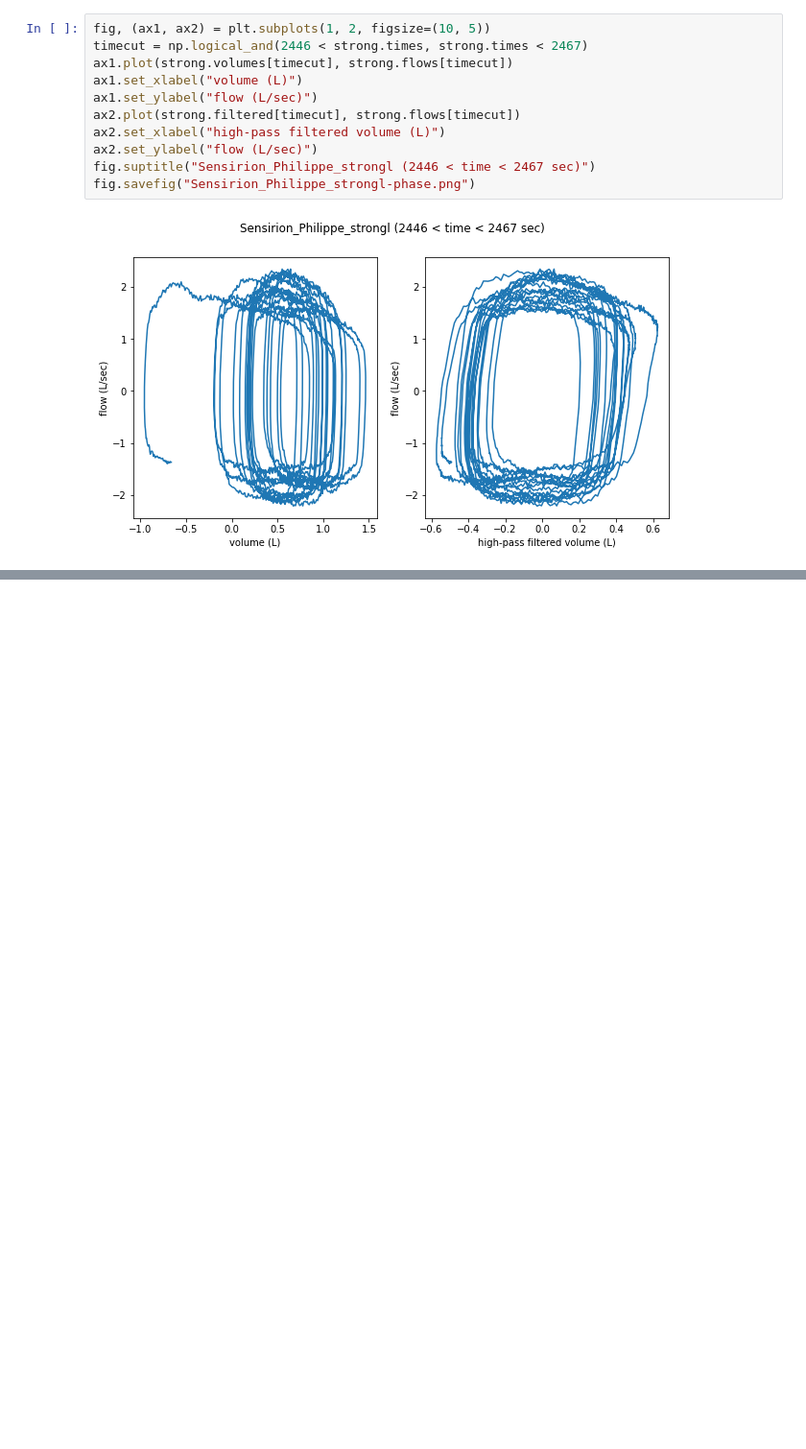
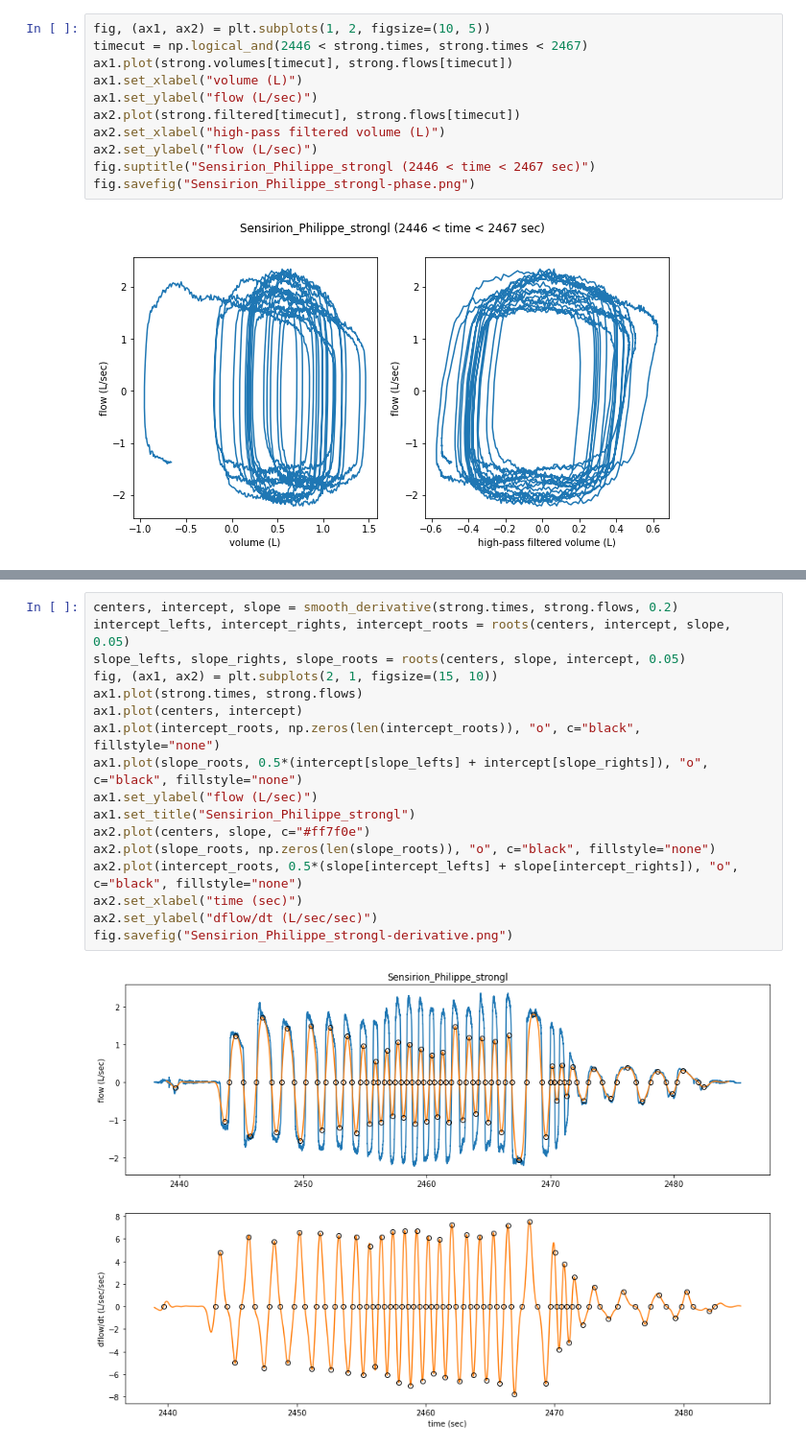
Before and after one commit to Princeton-Penn-Vents/princeton-penn-flowmeter, a Jupyter notebook: analysis/real-data.ipynb, the cells around one changed output, grey strips where cells are left out. Shown at 96% size. Drawn from its saved outputs; the diff is of its cells as text; blank space fills up the shorter version.

```diff
--- a/analysis/real-data.ipynb
+++ b/analysis/real-data.ipynb
@@ -140,0 +218,19 @@ fig.savefig("Sensirion_Philippe_strongl-phase.png")
+# %%
+centers, intercept, slope = smooth_derivative(strong.times, strong.flows, 0.2)
+intercept_lefts, intercept_rights, intercept_roots = roots(centers, intercept, slope, 0.05)
+slope_lefts, slope_rights, slope_roots = roots(centers, slope, intercept, 0.05)
+fig, (ax1, ax2) = plt.subplots(2, 1, figsize=(15, 10))
+ax1.plot(strong.times, strong.flows)
+ax1.plot(centers, intercept)
+ax1.plot(intercept_roots, np.zeros(len(intercept_roots)), "o", c="black", fillstyle="none")
+ax1.plot(slope_roots, 0.5*(intercept[slope_lefts] + intercept[slope_rights]), "o", c="black", fillstyle="none")
+ax1.set_ylabel("flow (L/sec)")
+ax1.set_title("Sensirion_Philippe_strongl")
+ax2.plot(centers, slope, c="#ff7f0e")
+ax2.plot(slope_roots, np.zeros(len(slope_roots)), "o", c="black", fillstyle="none")
+ax2.plot(intercept_roots, 0.5*(slope[intercept_lefts] + slope[intercept_rights]), "o", c="black", fillstyle="none")
+ax2.set_xlabel("time (sec)")
+ax2.set_ylabel("dflow/dt (L/sec/sec)")
+fig.savefig("Sensirion_Philippe_strongl-derivative.png")
+# %% [output]
+[figure, added]
```
Also changed, not shown: parts of 5 cells of this notebook.
